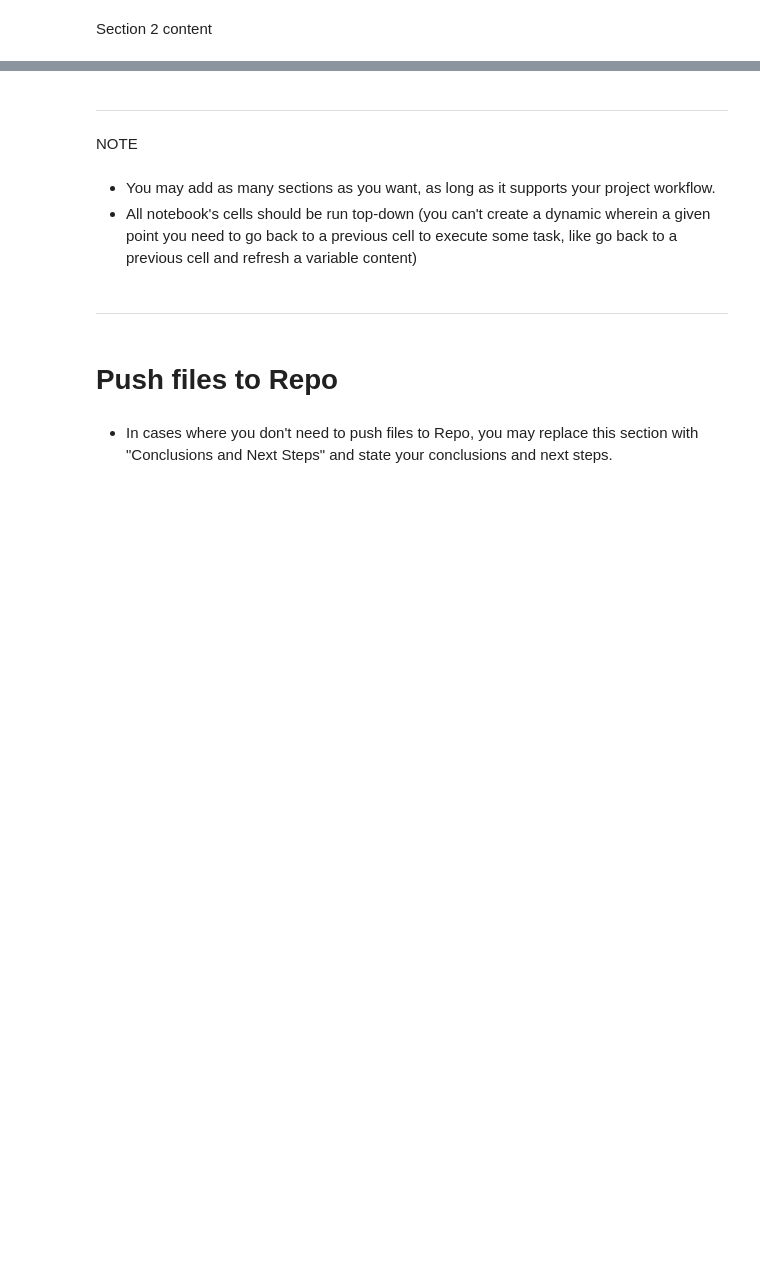
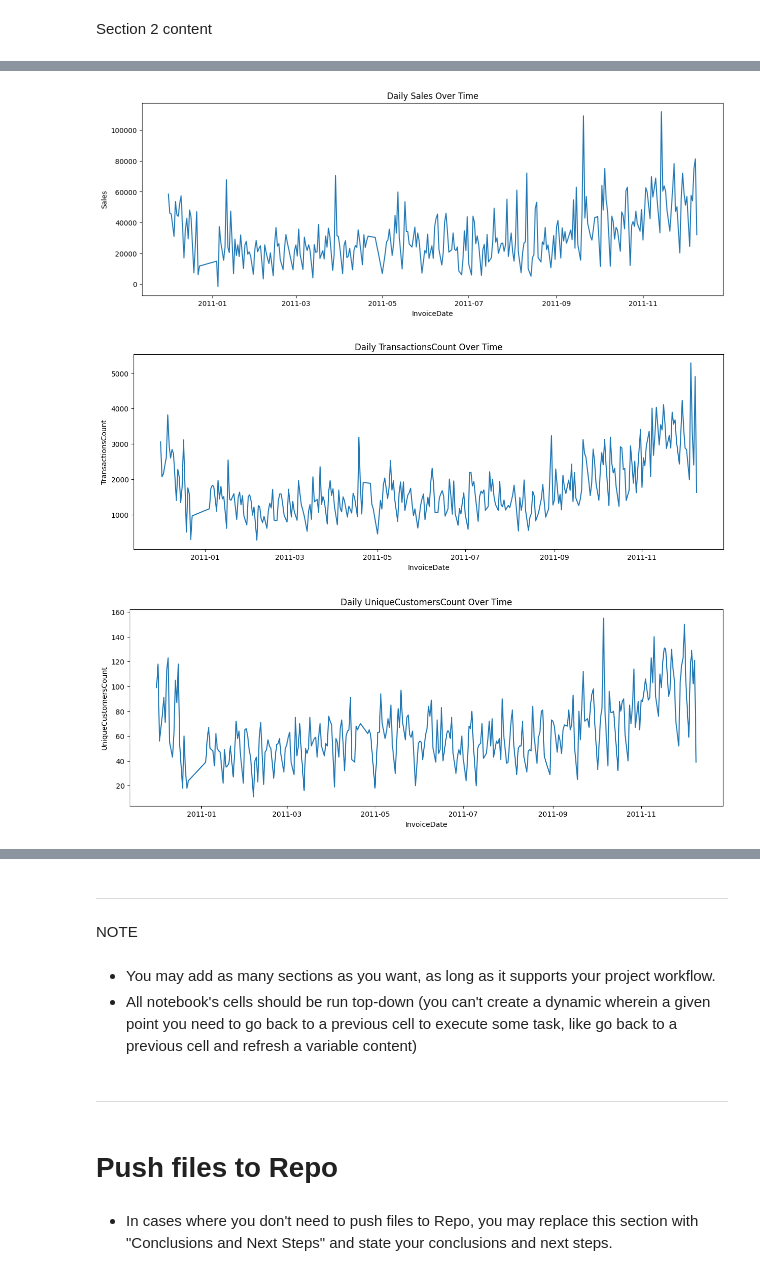
Before and after one commit to Ninestein666/online-retail-transactions-analysis, a Jupyter notebook: jupyter_notebooks/DataVisualisation.ipynb, the cells around one changed output, grey strips where cells are left out. Drawn from its saved outputs; the diff is of its cells as text; code cells hidden in the pictures; blank space fills up the shorter version.

Commit message:
Update Data Visualisations

```diff
--- a/jupyter_notebooks/DataVisualisation.ipynb
+++ b/jupyter_notebooks/DataVisualisation.ipynb
@@ -43,0 +64,3 @@ current_dir
+# %%
+df = pd.read_csv("DataSet/Cleaned/fact_sales_clean.zip", compression='zip')
+df.head()
@@ -47,0 +106,3 @@ Section 1 content
+# %%
+df["InvoiceDate"] = pd.to_datetime(df["InvoiceDate"])
+df.info()
@@ -47,0 +169,4 @@ Section 1 content
+# %%
+for col in df.columns:
+    if df[col].dtype == 'object':
+        print(f'{col} has {df[col].nunique()} unique values')
@@ -52,2 +184,15 @@ Section 1 content
 # %% [markdown]
 Section 2 content
+# %%
+df_daily = (
+    df
+    .groupby(df['InvoiceDate'].dt.date)
+    .agg({'TotalSales': 'sum',
+          'InvoiceNo': 'count',
+          'CustomerID': 'nunique'})
+    .rename(columns={'TotalSales': 'Sales',
+                     'InvoiceNo': 'TransactionsCount',
+                     'CustomerID': 'UniqueCustomersCount'})
+    .reset_index()
+)
+df_daily
@@ -53,0 +213,10 @@ Section 2 content
+# %%
+for col in df_daily.columns[1:]:
+    plt.figure(figsize=(15, 5))
+    sns.lineplot(data=df_daily, x='InvoiceDate', y=col)
+    plt.title(f'Daily {col} Over Time')
+    plt.show()
+# %% [output]
+[figure, added]
+[figure, added]
+[figure, added]
```
Also changed, not shown: parts of 28 cells of this notebook, 1 other file.
